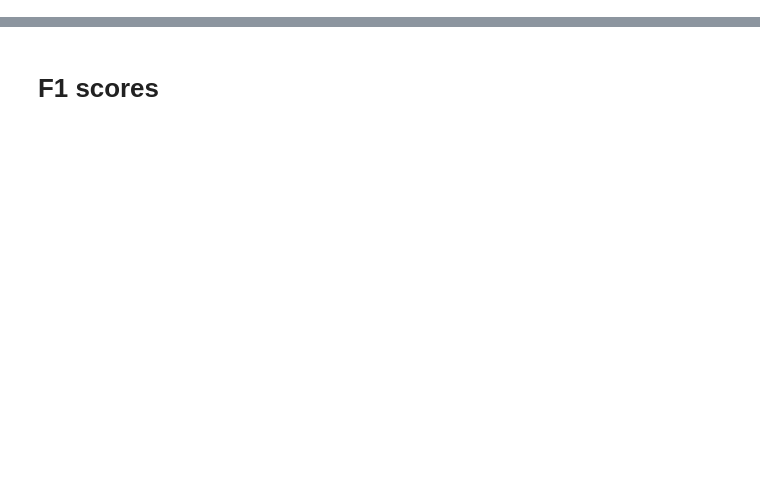
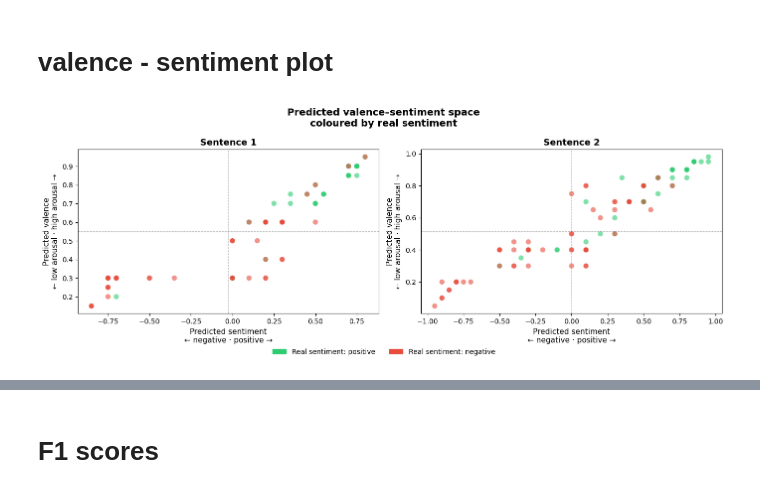
Before and after one commit to blancasanmi/objectivize_valence, a Jupyter notebook: src/analysis.ipynb, the cells around one changed output, grey strips where cells are left out. Saved outputs shown, nothing was run; the diff lists cells and outputs as text; code cells hidden in the pictures; blank space fills up the shorter version.

```diff
--- a/src/analysis.ipynb
+++ b/src/analysis.ipynb
@@ -7,6 +7,8 @@ data_path = Path("..") / "data" / "output.csv"
 
 # Load your df
 df = pd.read_csv(data_path)
+
+images_path = Path("..") / "results"
 # %%
 df.head()
 # %% [output]
@@ -18 +20,49 @@ df.head()
 | 4 | 5 | PosHghNoUnc | positive | low | low | Lisa a travaillé assidûment pour ... | Elle a eu une très bonne note: 85%!. | 0.7 | ... |
+# %% [markdown]
+# valence - sentiment plot
+# %%
+import pandas as pd
+import matplotlib.pyplot as plt
+import matplotlib.patches as mpatches
+import numpy as np
+
+pairs = [
+    ('sentiment_1', 'valence_1', 'Sentence 1'),
+    ('sentiment_2', 'valence_2', 'Sentence 2'),
+]
+
+fig, axes = plt.subplots(1, 2, figsize=(14, 5))
+
+for ax, (sent_col, val_col, title) in zip(axes, pairs):
+    subset = df[['sentiment', sent_col, val_col]].dropna().copy()
+    subset[sent_col] = subset[sent_col].astype(float)
+    subset[val_col]  = subset[val_col].astype(float)
+
+    colors = subset['sentiment'].map({'positive': '#2ecc71', 'negative': '#e74c3c'}).tolist()
+
+    ax.scatter(subset[sent_col], subset[val_col],
+               c=colors, alpha=0.6, edgecolors='white', linewidths=0.4, s=60)
+
+    mid_x = (subset[sent_col].max() + subset[sent_col].min()) / 2
+    mid_y = (subset[val_col].max() + subset[val_col].min()) / 2
+    ax.axhline(mid_y, color='gray', linewidth=0.8, linestyle='--', alpha=0.5)
+    ax.axvline(mid_x, color='gray', linewidth=0.8, linestyle='--', alpha=0.5)
+
+    ax.set_xlabel('Predicted sentiment\n← negative · positive →', fontsize=11)
+    ax.set_ylabel('Predicted valence\n← low arousal · high arousal →', fontsize=11)
+    ax.set_title(title, fontsize=13, fontweight='bold')
+
+legend_handles = [
+    mpatches.Patch(color='#2ecc71', label='Real sentiment: positive'),
+    mpatches.Patch(color='#e74c3c', label='Real sentiment: negative'),
+]
+fig.legend(handles=legend_handles, loc='lower center', ncol=2, fontsize=10,
+           frameon=False, bbox_to_anchor=(0.5, -0.04))
+
+fig.suptitle('Predicted valence–sentiment space\ncoloured by real sentiment',
+             fontsize=14, fontweight='bold')
+plt.tight_layout()
+plt.savefig(images_path / 'valence_sentiment_plot.png', dpi=150, bbox_inches='tight')
+plt.show()
+# %% [output]
+[figure, added]
```
Also changed, not shown: parts of 10 cells of this notebook, 6 other files.
